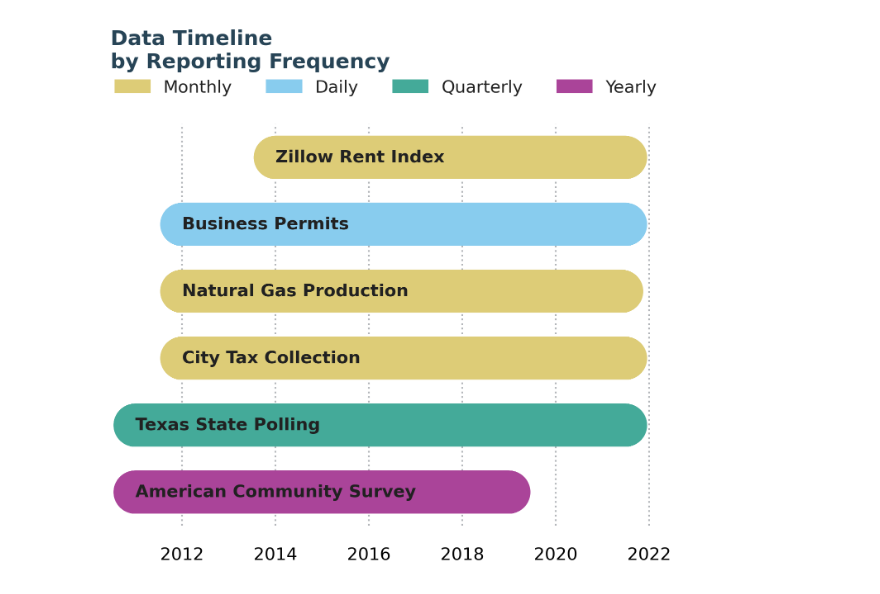
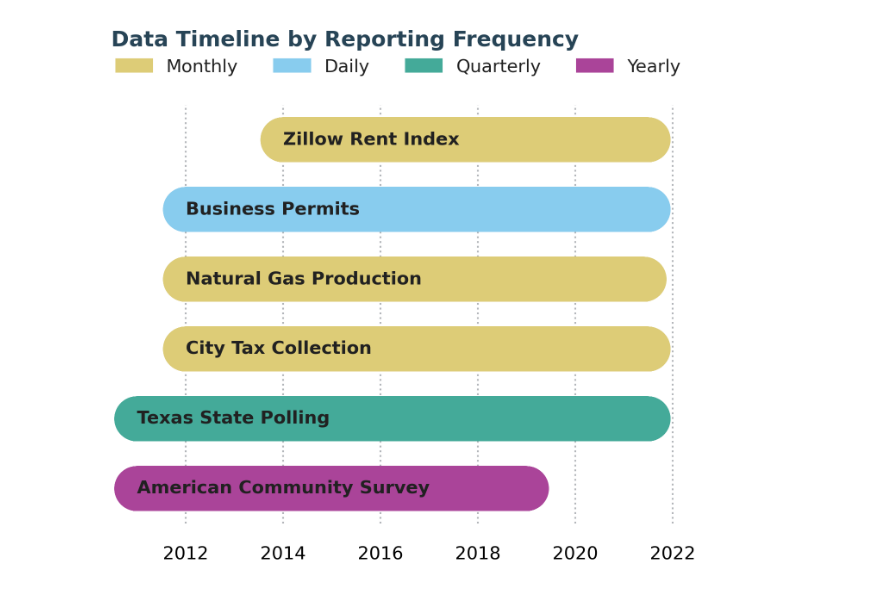
Before and after one commit to HaydenWarren/zri-forecast, a Jupyter notebook: hayden/timeline_barplots.ipynb, the cells around one changed output. Saved outputs shown, nothing was run; the diff lists cells and outputs as text; code cells hidden in the pictures.

```diff
--- a/hayden/timeline_barplots.ipynb
+++ b/hayden/timeline_barplots.ipynb
@@ -153,44 +166,43 @@ plt.show()
 # %%
-# ['cc6677', '332288', 'ddcc77', '117733',
-#  '88ccee', '882255', '44aa99', '999933', 'aa4499']
+# make color palette
 colors = ['#ddcc77','#88ccee','#44aa99','#aa4499']
-
+# Create figure
 fig, ax= plt.subplots(figsize=(5,4))
-g=sns.stripplot(hue="frequency",y='data_num', x="date",
-              data=viz_df,orient="h",
-              jitter=False, s=25, linewidth=0,ax=ax,
-              palette=colors
-               )
+g = sns.stripplot(
+    hue="frequency",y='data_num', x="date",
+    data=viz_df,orient="h",
+    jitter=False, s=25, linewidth=0,ax=ax,
+    palette=colors
+)
+# put in text annotation in each bar.
 for row in range(0,len(df),2):
-    plt.text(x = df.loc[row,'date'],
-             y = df.loc[row,'data_num'],
-             s = df.loc[row,'data_name'],
-            verticalalignment='center',
-            fontweight='bold',
-            color = '#212121')
-
-# legend
+    plt.text(
+        x = df.loc[row,'date'],
+        y = df.loc[row,'data_num'],
+        s = df.loc[row,'data_name'],
+        verticalalignment='center',
+        fontweight='bold',
+        color = '#212121'
+    )
+# create legend patches
 Monthly = mpatches.Patch(color=colors[0],
                            label='Monthly')
 Daily = mpatches.Patch(color=colors[1],
                            label='Daily')
 Quarterly = mpatches.Patch(color=colors[2],
                            label='Quarterly')
 Yearly = mpatches.Patch(color=colors[3],
                            label='Yearly')
 plt.legend(
     handles=[Monthly,Daily,Quarterly,Yearly],
            loc='center left',
            bbox_to_anchor=(-0.02, 1.09),frameon=False,ncol=4,
                 title = '')
+# axis labels and titles
+g.set(xlabel='', ylabel='',title='Data Timeline by Reporting Frequency\n\n')
+# remove y ticks
+g.set_yticklabels([])
 
-# turn off axis labels and titles
-g.set(xlabel='', ylabel='',title='Data Timeline\nby Reporting Frequency\n\n')
-
-# axis spine options are ['left','right','bottom','top']
-# ax.spines['bottom'].set_visible(True)
-g.set_yticklabels([])
-# make the highlighted features bold. should be the same side with the visible spine
 plt.show()
 # %% [output]
-[figure, old version]
+[figure, new version]
```
Also changed, not shown: parts of 13 cells of this notebook, 8 other files.
